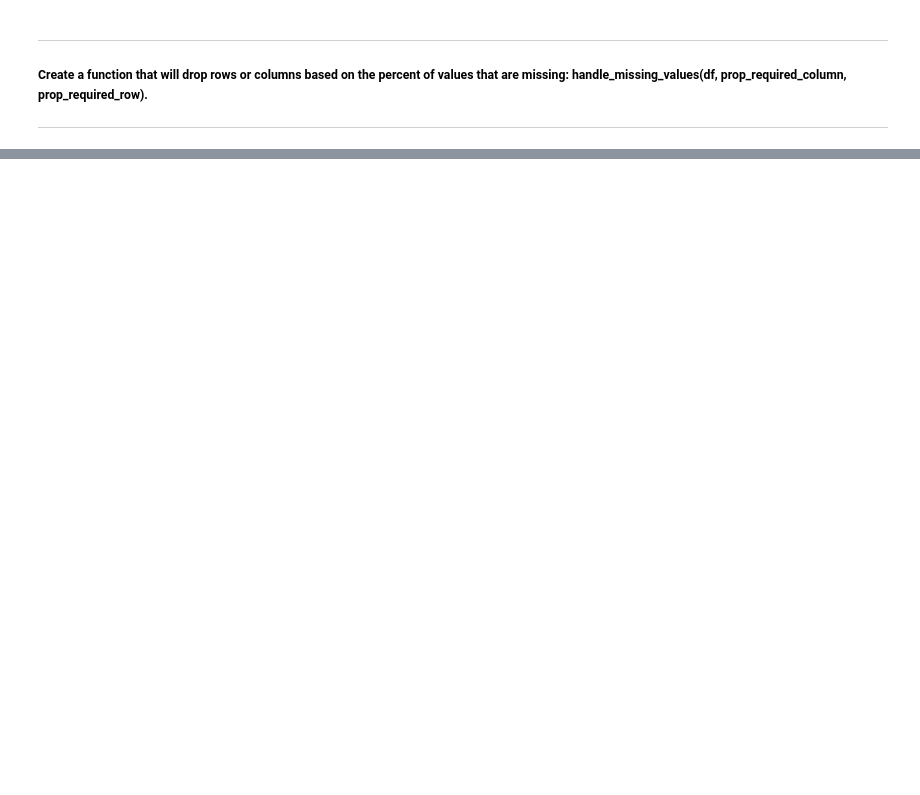
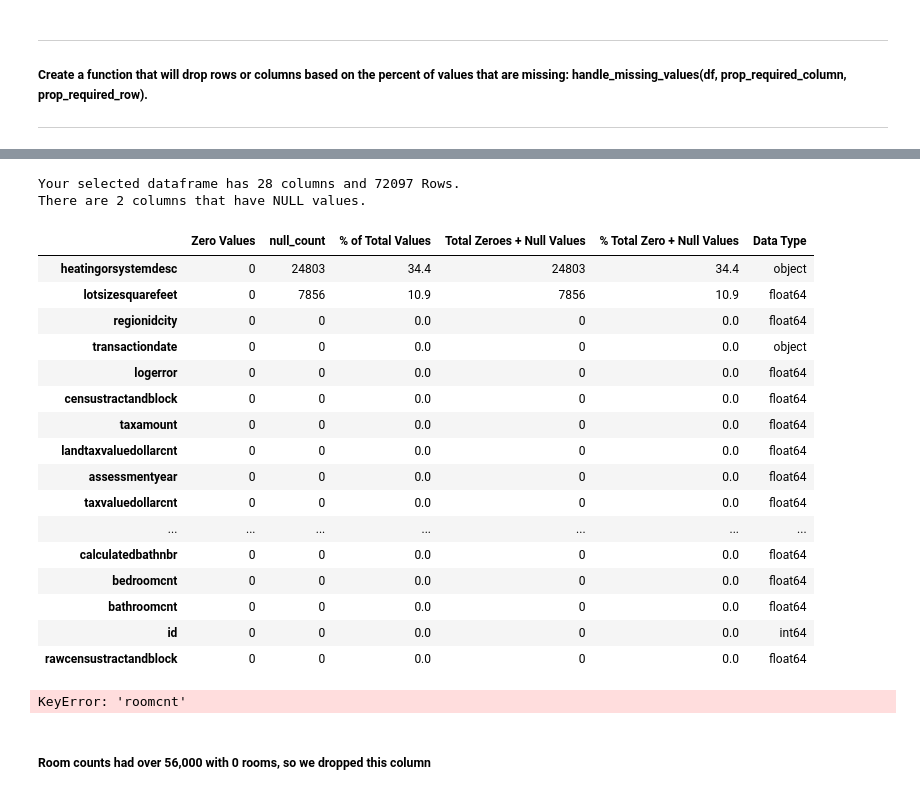
Before and after one commit to DBerchelmann/clustering-exercises, a Jupyter notebook: zillow.ipynb, the cells around one changed output, grey strips where cells are left out. Saved outputs shown, nothing was run; the diff lists cells and outputs as text; code cells hidden in the pictures; blank space fills up the shorter version.

```diff
--- a/zillow.ipynb
+++ b/zillow.ipynb
@@ -342,0 +482,8 @@ def handle_missing_values(df, prop_required_row = 0.5, prop_required_col = 0.5):
+# %%
+indexsquarefeet = df.loc[df['calculatedfinishedsquarefeet'].isnull()].index
+df.drop(indexsquarefeet, inplace=True)
+# %%
+indextaxamount = df.loc[df['taxamount'].isnull()].index
+df.drop(indextaxamount, inplace=True)
+# %%
+df['bedroomcnt'].replace(0,df['bedroomcnt'].median(axis=0),inplace=True)
@@ -342,0 +518,30 @@ def handle_missing_values(df, prop_required_row = 0.5, prop_required_col = 0.5):
+# %%
+df['heatingorsystemtypeid'].fillna((df['heatingorsystemtypeid'].median()), inplace=True)
+# %%
+missing_zero_values_table(df)
+# %% [output]
+Your selected dataframe has 28 columns and 72097 Rows.
+There are 2 columns that have NULL values.
+|  | Zero Values | null_count | % of Total Values | Total Zeroes + Null Values | % Total Zero + Null Values | Data Type |
+| heatingorsystemdesc | 0 | 24803 | 34.4 | 24803 | 34.4 | object |
+| lotsizesquarefeet | 0 | 7856 | 10.9 | 7856 | 10.9 | float64 |
+| regionidcity | 0 | 0 | 0.0 | 0 | 0.0 | float64 |
+| transactiondate | 0 | 0 | 0.0 | 0 | 0.0 | object |
+| logerror | 0 | 0 | 0.0 | 0 | 0.0 | float64 |
+| censustractandblock | 0 | 0 | 0.0 | 0 | 0.0 | float64 |
+| taxamount | 0 | 0 | 0.0 | 0 | 0.0 | float64 |
+| landtaxvaluedollarcnt | 0 | 0 | 0.0 | 0 | 0.0 | float64 |
+| assessmentyear | 0 | 0 | 0.0 | 0 | 0.0 | float64 |
+| taxvaluedollarcnt | 0 | 0 | 0.0 | 0 | 0.0 | float64 |
+| ... | ... | ... | ... | ... | ... | ... |
+| calculatedbathnbr | 0 | 0 | 0.0 | 0 | 0.0 | float64 |
+| bedroomcnt | 0 | 0 | 0.0 | 0 | 0.0 | float64 |
+| bathroomcnt | 0 | 0 | 0.0 | 0 | 0.0 | float64 |
+| id | 0 | 0 | 0.0 | 0 | 0.0 | int64 |
+| rawcensustractandblock | 0 | 0 | 0.0 | 0 | 0.0 | float64 |
+# %%
+df['roomcnt'].value_counts()
+# %% [output]
+KeyError: 'roomcnt'
+# %% [markdown]
+<h5>Room counts had over 56,000 with 0 rooms, so we dropped this column</h5>
```
Also changed, not shown: parts of 19 cells of this notebook, 2 other files.
